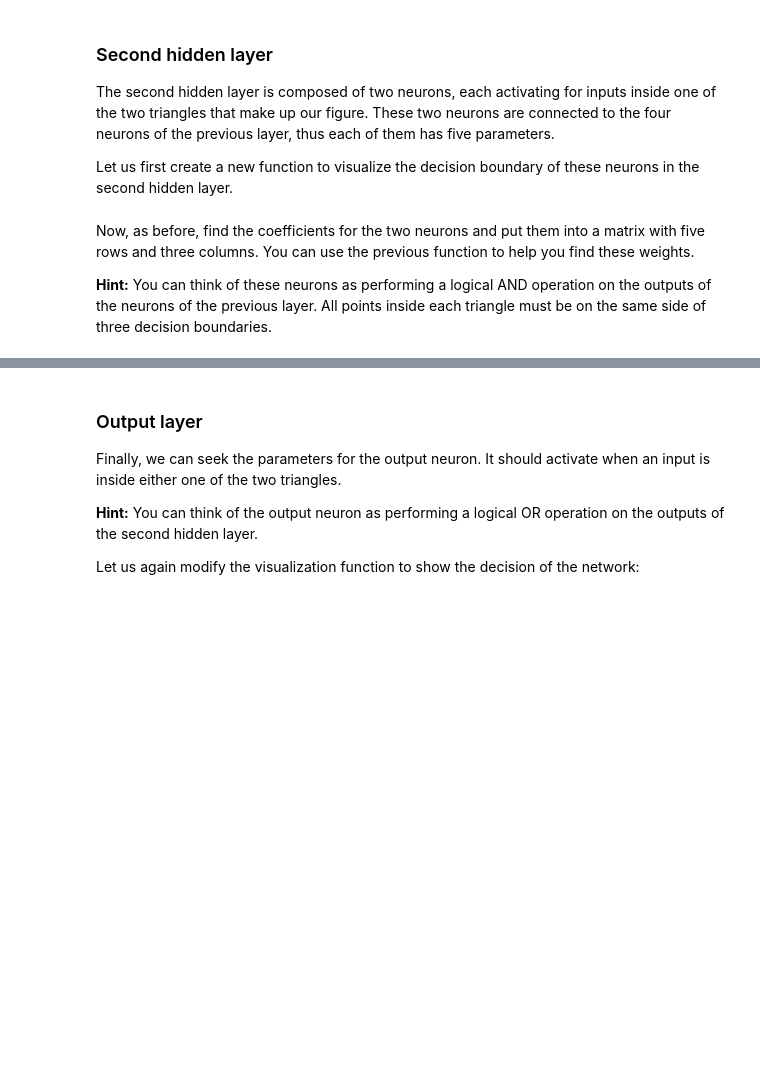
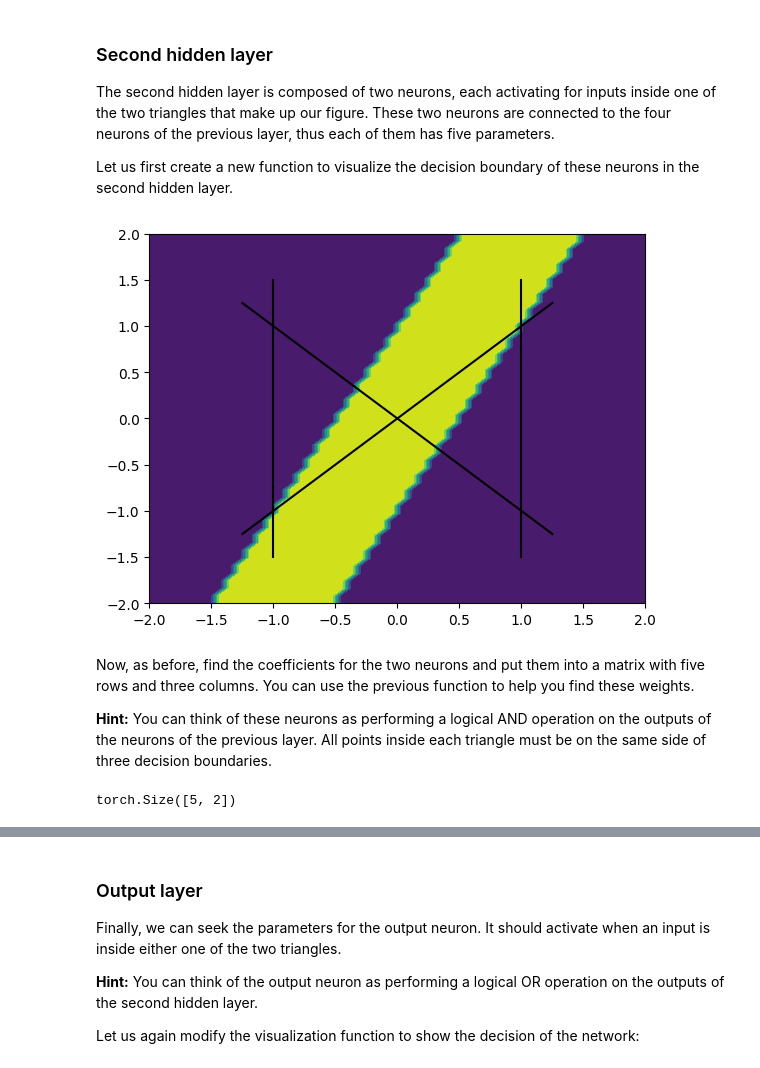
Before and after one commit to x4ahmed/HypothesisSpace, a Jupyter notebook: E2/ex2.ipynb, the cells around one changed output, grey strips where cells are left out. Cells and saved outputs as stored; diff of their text form; code cells hidden in the pictures; blank space fills up the shorter version.

```diff
--- a/E2/ex2.ipynb
+++ b/E2/ex2.ipynb
@@ -26,6 +31,17 @@ def softmax(logits):
 # %%
 def matmul(A, B):
 #   TODO implement a function that multiplies two matrices. Make sure the matrices match accordingly.
+    if A.shape[1] != B.shape[0]:
+        raise ValueError("Number of columns in A must equal number of rows in B")
+
+    result = np.zeros((A.shape[0], B.shape[1]))
+
+    for i in range(A.shape[0]):
+        for j in range(B.shape[1]):
+            for k in range(A.shape[1]):
+                result[i, j] += A[i, k] * B[k, j]
+
+    return result
 # %%
 params = {
     # Input → Hidden 1 weights and bias
@@ -195,9 +262,13 @@ previous layer.
 weights_1 = torch.tensor([
     [1, 0, 0],   # bias neuron connected to the bias of the inputs
 # TODO find the coefficients for the first neuron.
+    [1, -2, 1],
 # TODO find the coefficients for the second neuron.
+    [ -1, 2, 1],
 # TODO find the coefficients for the third neuron.
+    [ -1, -2, 1],
 # TODO find the coefficients for the fourth neuron.
+    [0, 0, -1],
 ], dtype=torch.float).T
 # Note: The weight matrix is transposed in the end. (5 x 3 --> 3 x 5)
 # This gives more readability when entering your weights manually.
@@ -220,6 +301,7 @@ each point of the grid:
 
 hidden_1 = (
 # TODO compute the output of the first hidden layer using a matrix multiplication.
+    activation(matmul(data, weights_1))
 )
 
 # Make sure that the number of rows is not changed,
@@ -241,14 +325,23 @@ neurons in the second hidden layer.
 # %%
 def plot_decision_boundary_second_hidden (
         a: int, b: int, c: int, d: int, e: int) -> None:
     """Take 5 weights for one hidden neuron and plot resulting decision boundary."""
     neuron_output = (
 # TODO compute the output of the neuron.
+        activation(
+            hidden_1[:, 0] * a +
+            hidden_1[:, 1] * b +
+            hidden_1[:, 2] * c +
+            hidden_1[:, 3] * d +
+            hidden_1[:, 4] * e
+        )
 # (The input is the result from the first layer)
     )
     plot_decision_boundary(grid_x, grid_y, neuron_output)
 
 plot_decision_boundary_second_hidden(-2, 3, -1, -3, 1)
+# %% [output]
+[figure, added]
 # %% [markdown]
 Now, as before, find the coefficients for the two neurons and put them into a matrix
 with five rows and three columns. You can use the previous function to help you find
@@ -262,11 +355,14 @@ on the same side of three decision boundaries.
 weights_2 = torch.tensor([
     [1, 0, 0, 0, 0],   # bias neuron connected to the bias of the inputs
 # TODO find the coefficients for the first neuron.
+    [-2, 3, -1, -3, 1],
 # TODO find the coefficients for the second neuron.
 ], dtype=torch.float).T
 # Note: The weight matrix is transposed in the end. (3 x 5 --> 5 x 3)
 # This gives more readability when entering your weights manually.
 
 print(weights_2.shape)
+# %% [output]
+torch.Size([5, 2])
 # %%
 plot_decision_boundary_second_hidden(*weights_2[:, 1])
```
Also changed, not shown: parts of 15 cells of this notebook.
